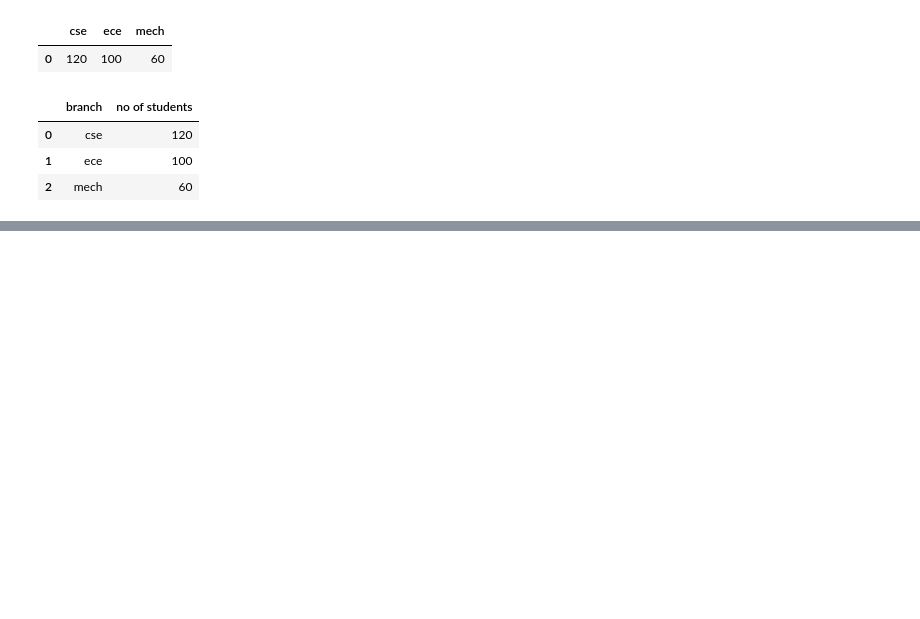
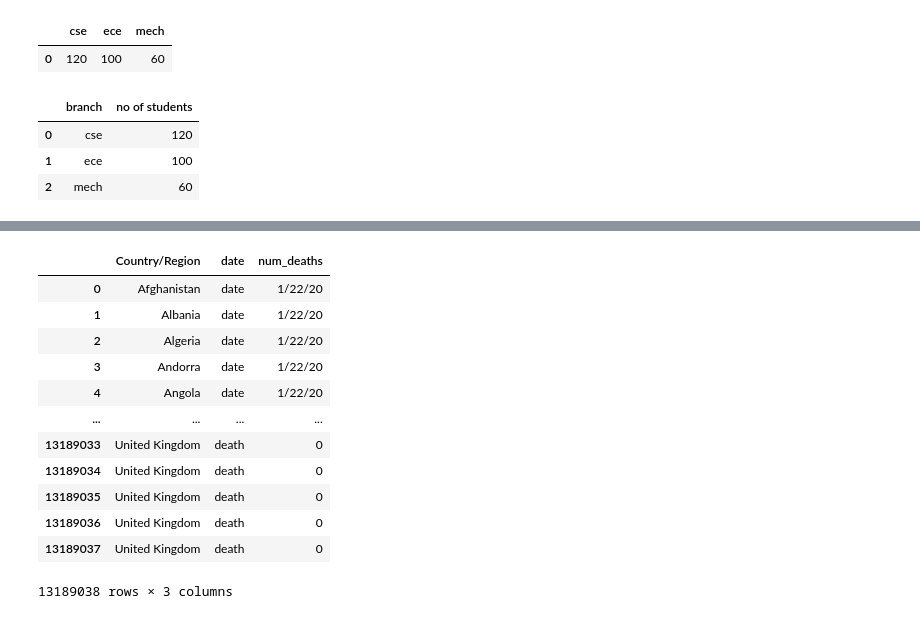
Before and after one commit to nandankaryash0-star/The_Pyhons_library, a Jupyter notebook: Pandas_sessions/Data_set/Pandas5.ipynb, the cells around one changed output, grey strips where cells are left out. Drawn from its saved outputs; the diff is of its cells as text; code cells hidden in the pictures; blank space fills up the shorter version.

```diff
--- a/Pandas_sessions/Data_set/Pandas5.ipynb
+++ b/Pandas_sessions/Data_set/Pandas5.ipynb
@@ -450,0 +496,16 @@ pd.DataFrame({'cse':[120],'ece':[100],'mech':[60]}).melt(var_name='branch',value
+# %%
+confirm.merge(death,on=['Province/State','Country/Region','Lat','Long','date','num_deaths'])[['Country/Region','date','num_deaths']]
+# %% [output]
+|  | Country/Region | date | num_deaths |
+| 0 | Afghanistan | date | 1/22/20 |
+| 1 | Albania | date | 1/22/20 |
+| 2 | Algeria | date | 1/22/20 |
+| 3 | Andorra | date | 1/22/20 |
+| 4 | Angola | date | 1/22/20 |
+| ... | ... | ... | ... |
+| 13189033 | United Kingdom | death | 0 |
+| 13189034 | United Kingdom | death | 0 |
+| 13189035 | United Kingdom | death | 0 |
+| 13189036 | United Kingdom | death | 0 |
+| 13189037 | United Kingdom | death | 0 |
+13189038 rows × 3 columns
```
Also changed, not shown: parts of 9 cells of this notebook, 2 other files.
